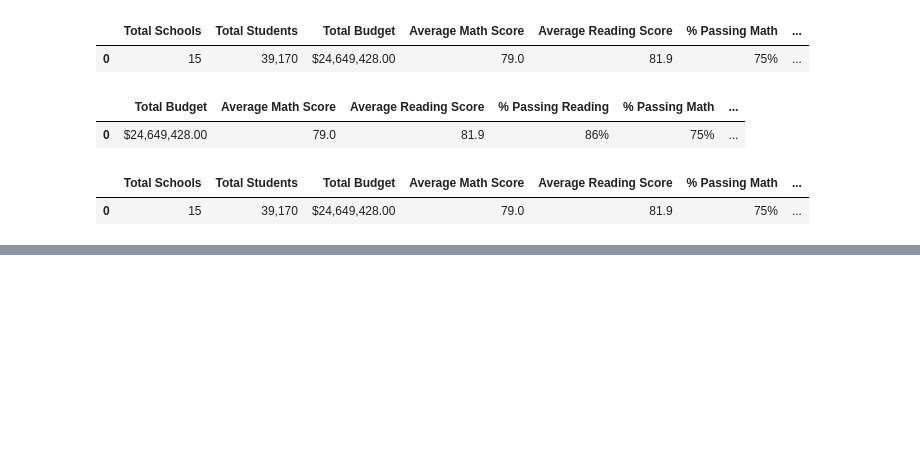
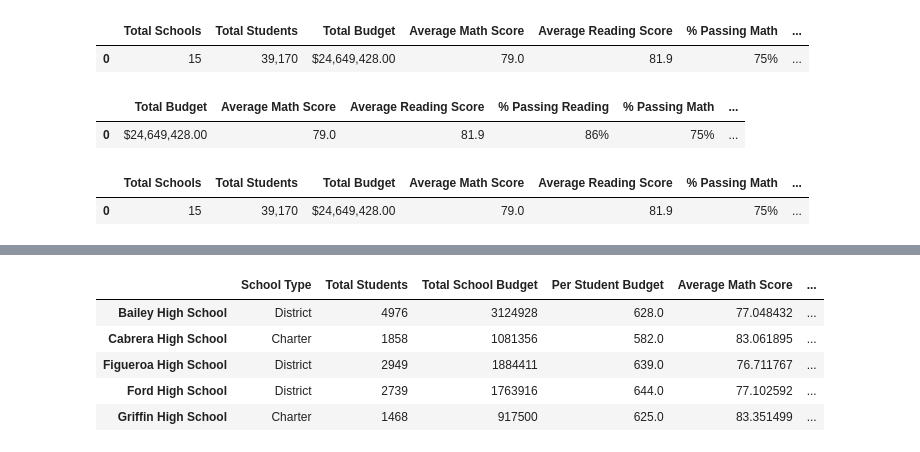
Before and after one commit to tolewicz/School_District_Analysis, a Jupyter notebook: PyCitySchools.ipynb, the cells around one changed output, grey strips where cells are left out. Saved outputs shown, nothing was run; the diff lists cells and outputs as text; code cells hidden in the pictures; blank space fills up the shorter version.

```diff
--- a/PyCitySchools.ipynb
+++ b/PyCitySchools.ipynb
@@ -304,0 +521,5 @@ district_summary_df
+# %%
+count_per_school_passing_math = per_school_passing_math.groupby(["school_name"]).count()["math_score"]
+count_per_school_passing_reading = per_school_passing_reading.groupby(["school_name"]).count()["reading_score"]
+print(count_per_school_passing_math)
+print(count_per_school_passing_reading)
@@ -304,0 +568,5 @@ district_summary_df
+# %%
+per_school_passing_math=(count_per_school_passing_math/per_school_counts)*100
+per_school_passing_reading=(count_per_school_passing_reading/per_school_counts)*100
+print(perc_per_school_passing_math)
+print(per_school_passing_reading)
@@ -304,0 +591,11 @@ district_summary_df
+# %%
+#creating filtered data frame
+passing_math_reading = school_data_complete_df[(school_data_complete_df["math_score"] >= 70) & (school_data_complete_df["reading_score"] >= 70)]
+#checking dataframe
+passing_math_reading
+
+#counting number of names in the new data frame linked to school name
+passing_math_reading_per_school = passing_math_reading.groupby(["school_name"]).count()["student_name"]
+
+#printing the count
+passing_math_reading_per_school
@@ -304,0 +620,6 @@ district_summary_df
+# %%
+#countingpercentage that passed both exams
+per_overall_passing_percentage = (passing_math_reading_per_school/per_school_counts)*100
+#we can format the data using .map() function
+#per_overall_passing_percentage = per_overall_passing_percentage.map("{:,.2f}".format)
+per_overall_passing_percentage
@@ -304,0 +643,19 @@ district_summary_df
+# %%
+per_school_summary_df = pd.DataFrame({
+             "School Type": per_school_types,
+             "Total Students": per_school_counts,
+             "Total School Budget": per_school_budget,
+             "Per Student Budget": per_school_capita,
+             "Average Math Score": per_school_math,
+           "Average Reading Score": per_school_reading,
+           "% Passing Math": per_school_passing_math,
+           "% Passing Reading": per_school_passing_reading,
+           "% Overall Passing": per_overall_passing_percentage})
+per_school_summary_df.head()
+# %% [output]
+|  | School Type | Total Students | Total School Budget | Per Student Budget | Average Math Score | ... |
+| Bailey High School | District | 4976 | 3124928 | 628.0 | 77.048432 | ... |
+| Cabrera High School | Charter | 1858 | 1081356 | 582.0 | 83.061895 | ... |
+| Figueroa High School | District | 2949 | 1884411 | 639.0 | 76.711767 | ... |
+| Ford High School | District | 2739 | 1763916 | 644.0 | 77.102592 | ... |
+| Griffin High School | Charter | 1468 | 917500 | 625.0 | 83.351499 | ... |
```
Also changed, not shown: parts of 16 cells of this notebook.
